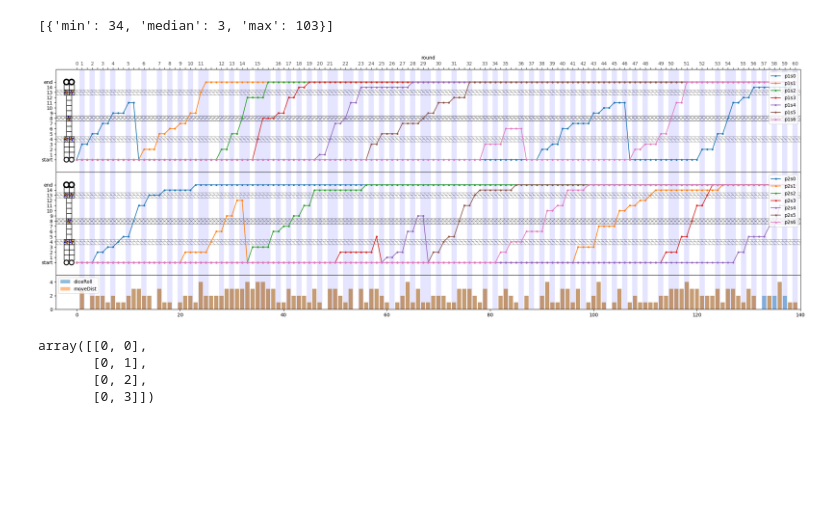
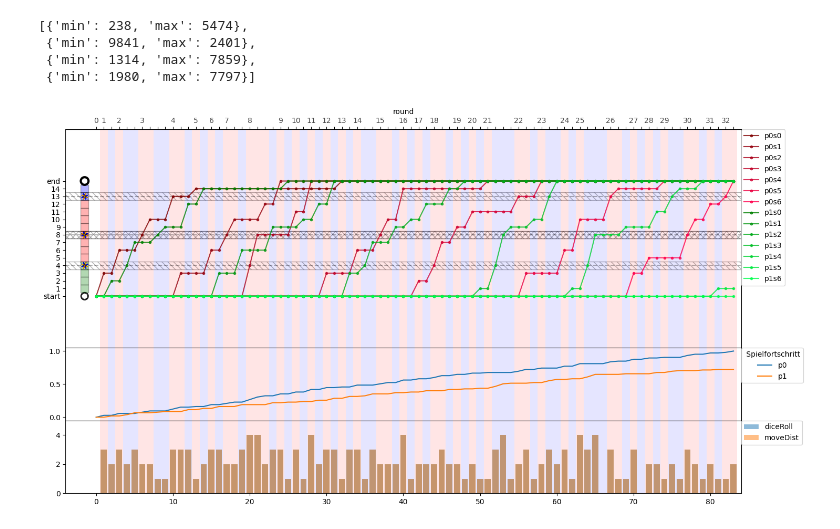
Before and after one commit to LukasWallisch/game-ur-analysis, a Jupyter notebook: src/tmp.ipynb, the cells around one changed output. Cells and saved outputs as stored; diff of their text form; code cells hidden in the pictures; blank space fills up the shorter version.

```diff
--- a/src/tmp.ipynb
+++ b/src/tmp.ipynb
@@ -26,9 +28,13 @@ cmap = LinearSegmentedColormap.from_list("mycmap", colors)
 rs = Strategies.RandomStrategy()
 mfs = Strategies.MoveFirstStrategy()
 mls = Strategies.MoveLastStrategy()
+# strategies = [Strategies.RandomStrategy,
+#               Strategies.MoveFirstStrategy,
+#               Strategies.MoveLastStrategy]
+strategies = [Strategies.MoveFirstStrategy]
 p0 = Player(0,7,mls)
 p1 = Player(1, 7, mfs)
-p2 = Player(2, 7, mfs)
+p2 = Player(2, 7, rs)
 # p3 = Player(3, 4, rs)
 md2 = Dice.MultiD2Dice(4)
 d4 = Dice.D4()
@@ -36,5 +42,20 @@ d4 = Dice.D4()
 gs0 = GameSettings([p0, p1], md2, 4, 8, 2, [8], [4, 8, 13])
 gs1 = GameSettings([p1, p2], md2, 4, 8, 2, [8], [4, 8, 13])
 # gs = [gs0,gs1]
-gs = [gs1]
+
+
+gs = [GameSettings([Player(0, 7, s0()), Player(1, 7, s1())],
+                   Dice.MultiD2Dice(4), 14, 0, 0, [], []) for s1 in strategies for s0 in strategies]
+
+
+gs = [GameSettings([Player(0, 7, Strategies.MoveFirstStrategy()), Player(1, 7, Strategies.MoveFirstStrategy())], Dice.MultiD2Dice(4), 14, 0, 0, [], []),
+      GameSettings([Player(0, 7, Strategies.MoveFirstStrategy()), Player(1, 7, Strategies.MoveFirstStrategy())], Dice.MultiD2Dice(4), 4, 8, 2, [], []),
+      GameSettings([Player(0, 7, Strategies.MoveFirstStrategy()), Player(1, 7, Strategies.MoveFirstStrategy())], Dice.MultiD2Dice(4), 4, 8, 2, [8], [4,8,13]),
+]
+
+gs = [GameSettings([Player(0, 7, Strategies.MoveFirstStrategy()), Player(1, 7, Strategies.MoveFirstStrategy())], Dice.MultiD2Dice(4), 4, 8, 2, [8], [4,8,13]),
+      GameSettings([Player(0, 7, Strategies.MoveFirstStrategy()), Player(1, 7, Strategies.MoveFirstStrategy())], Dice.MultiD2Dice(3), 4, 8, 2, [8], [4, 8, 13]),
+      GameSettings([Player(0, 7, Strategies.MoveFirstStrategy()), Player(1, 7, Strategies.MoveFirstStrategy())], Dice.MultiD2DiceNo0(3), 4, 8, 2, [8], [4, 8, 13]),
+      GameSettings([Player(0, 7, Strategies.MoveFirstStrategy()), Player(1, 7, Strategies.MoveFirstStrategy())], Dice.D4(), 4, 8, 2, [8], [4, 8, 13]),
+]
 # %%
@@ -44,4 +67,4 @@ g.run(500)
 # %%
-h=[Multirun.multirun(100,gs_) for gs_ in gs]
+h=[Multirun.multirun(10000,gs_) for gs_ in gs]
 # %% [output]
 10
@@ -81,5 +138,6 @@ gl_stacked
 # %%
-for gl_stacked_ in gl_stacked:
+for i,gl_stacked_ in enumerate(gl_stacked):
         plt.bar([x for x, _ in gl_stacked_], [
-                y for _, y in gl_stacked_], alpha=0.3)
+                y for _, y in gl_stacked_], alpha=0.3, label=i)
+plt.legend()
 # %% [output]
@@ -95,9 +169,13 @@ for gl_stacked_ in gl_stacked:
 # %%
 
-interestingGames= [{"min": gl_.index(np.min(gl_)), "median": gl_.index(
-    np.median(gl_)), "max": gl_.index(np.max(gl_))} for gl_ in gl]
+interestingGames= [{"min": gl_.index(np.min(gl_)),
+#  "median": gl_.index( np.median(gl_)),
+ "max": gl_.index(np.max(gl_))} for gl_ in gl]
 interestingGames
 # %% [output]
-[{'min': 34, 'median': 3, 'max': 103}]
+[{'min': 238, 'max': 5474},
+ {'min': 9841, 'max': 2401},
+ {'min': 1314, 'max': 7859},
+ {'min': 1980, 'max': 7797}]
 # %%
 
@@ -174,20 +272,9 @@ def drawGame(currGame):
     # currGame["history"]["roundID"]
     # fig.tight_layout()
 # %%
-
+lengthCase = "min"
 historyID = 0
-currGame = h[historyID][interestingGames[historyID]["max"]]
-drawGame(currGame)
+currGame = h[historyID][interestingGames[historyID][lengthCase]]
+drawGame(currGame, True)
 # %% [output]
-[figure, old version]
+[figure, new version]
-# %%
-currGame["history"]["activePlayer"]
-currGame["history"]["newRound"]
-currGame["history"]["roundID"]
-
-np.mgrid[0:1, 0:4].reshape(2, -1).T
-# %% [output]
-array([[0, 0],
-       [0, 1],
-       [0, 2],
-       [0, 3]])
```
Also changed, not shown: parts of 13 cells of this notebook, 5 other files.
